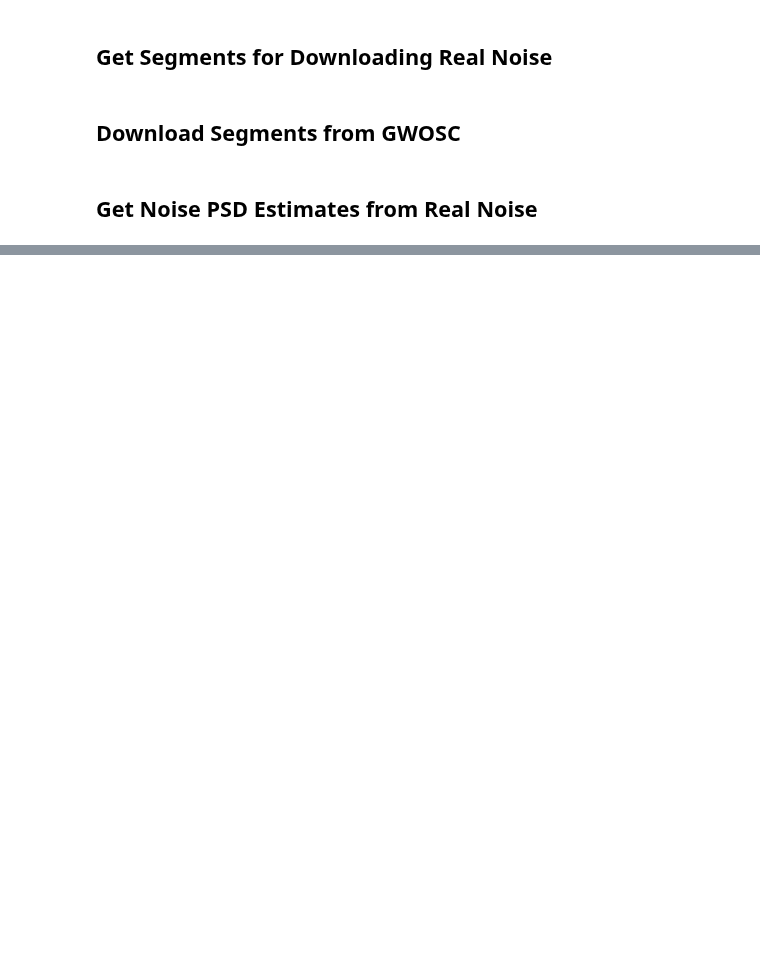
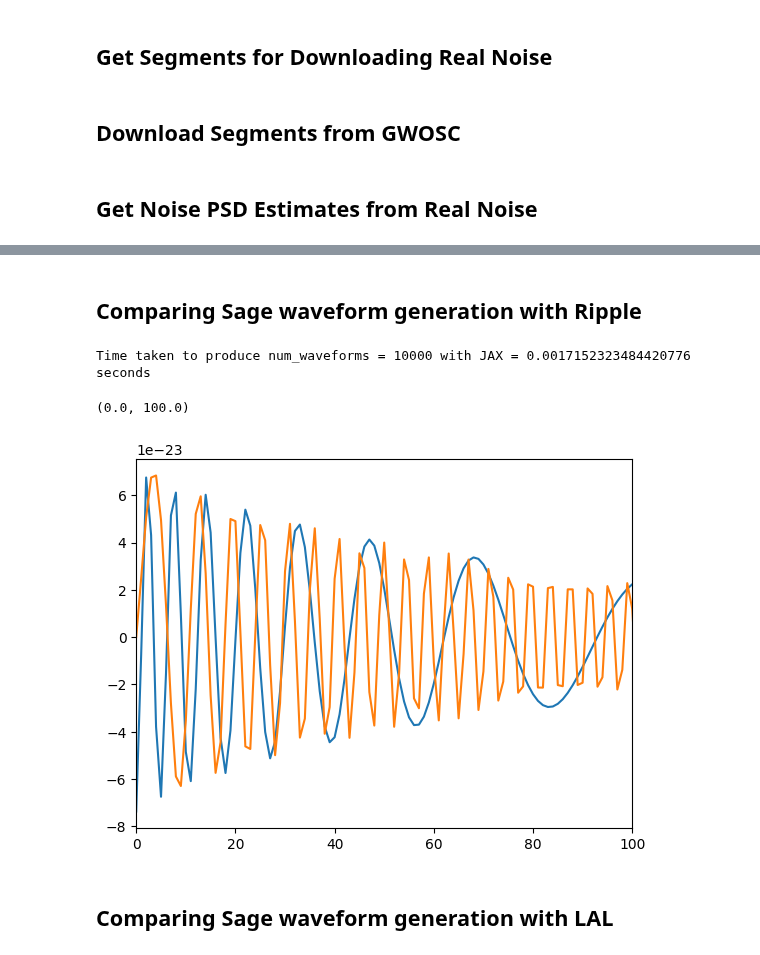
Before and after one commit to nnarenraju/sage, a Jupyter notebook: repro/start_here.ipynb, the cells around one changed output, grey strips where cells are left out. Cells and saved outputs as stored; diff of their text form; code cells hidden in the pictures; blank space fills up the shorter version.

Commit message:
Built framework to test Ripple vs Sage

```diff
--- a/repro/start_here.ipynb
+++ b/repro/start_here.ipynb
@@ -217,2 +217,2 @@ Time taken to produce num_waveforms = 100 with PyTorch = 0.039679126739501955 se
 # %%
-hp_sage, hc_sage = IMRPhenomPv2.gen_IMRPhenomPv2_hphc(fs, theta_ripple, f_ref, pv2const)
+hp_sage, hc_sage = IMRPhenomPv2.gen_IMRPhenomPv2_hphc(fs[1:], theta_sage, f_ref, pv2const)
@@ -224,0 +229,2 @@ plt.plot(hp_sage)
+# %% [markdown]
+## Comparing Sage waveform generation with Ripple
@@ -225,3 +240,57 @@ plt.plot(hp_sage)
+# %%
+# Now we need to generate the frequency grid
+# Sampling frequency
+f_l = 20
+f_u = 2048
+del_f = 0.25
+sample_length_in_s = 1./del_f
+fs = jnp.arange(f_l, f_u, del_f)
+f_ref = f_l
+# %%
+def get_waveform_kwargs(mass):
+    # And finally lets generate the waveform (IMRPhenomPv2)!
+    # Get a frequency domain waveform
+    # source parameters
+    m1_msun = mass
+    m2_msun = mass - 1
+    s1x = 0.0
+    s1y = 0.0
+    s1z = 0.0
+    s2x = 0.0
+    s2y = 0.0
+    s2z = 0.0
+    dist_mpc = 440.0
+    tc = 0.0
+    phiRef = 0.0
+    incl = 0.0
+
+    Mc, eta = ms_to_Mc_eta(jnp.array([m1_msun, m2_msun]))
+    theta_ripple = jnp.array([Mc, eta, s1x, s1y, s1z, s2x, s2y, s2z, dist_mpc, tc, phiRef, incl])
+
+    return theta_ripple
+
+@jax.jit
+def waveform_generate(theta):
+    data = gen_IMRPhenomPv2_hphc(fs, theta, f_ref)
+    return data
+# %%
+num_waveforms = 10000
+theta_ripple = get_waveform_kwargs(30.0)
+
+out = time_it(waveform_generate, (theta_ripple), ntries=num_waveforms)
+print('Time taken to produce num_waveforms = {} with JAX = {} seconds'.format(num_waveforms, out))
+# %% [output]
+Time taken to produce num_waveforms = 10000 with JAX = 0.0017152323484420776 seconds
+# %%
+hp_ripple, _ = waveform_generate(theta_ripple)
+plt.plot(hp_ripple)
+plt.plot(hp_sage)
+plt.xlim(0, 100)
+# %% [output]
+(0.0, 100.0)
+[figure, added]
+# %% [markdown]
+## Comparing Sage waveform generation with LAL
 # %%
 approximant = lalsim.SimInspiralGetApproximantFromString("IMRPhenomPv2")
 m1_msun = 30.0 # In solar masses
```
Also changed, not shown: parts of 9 cells of this notebook.
